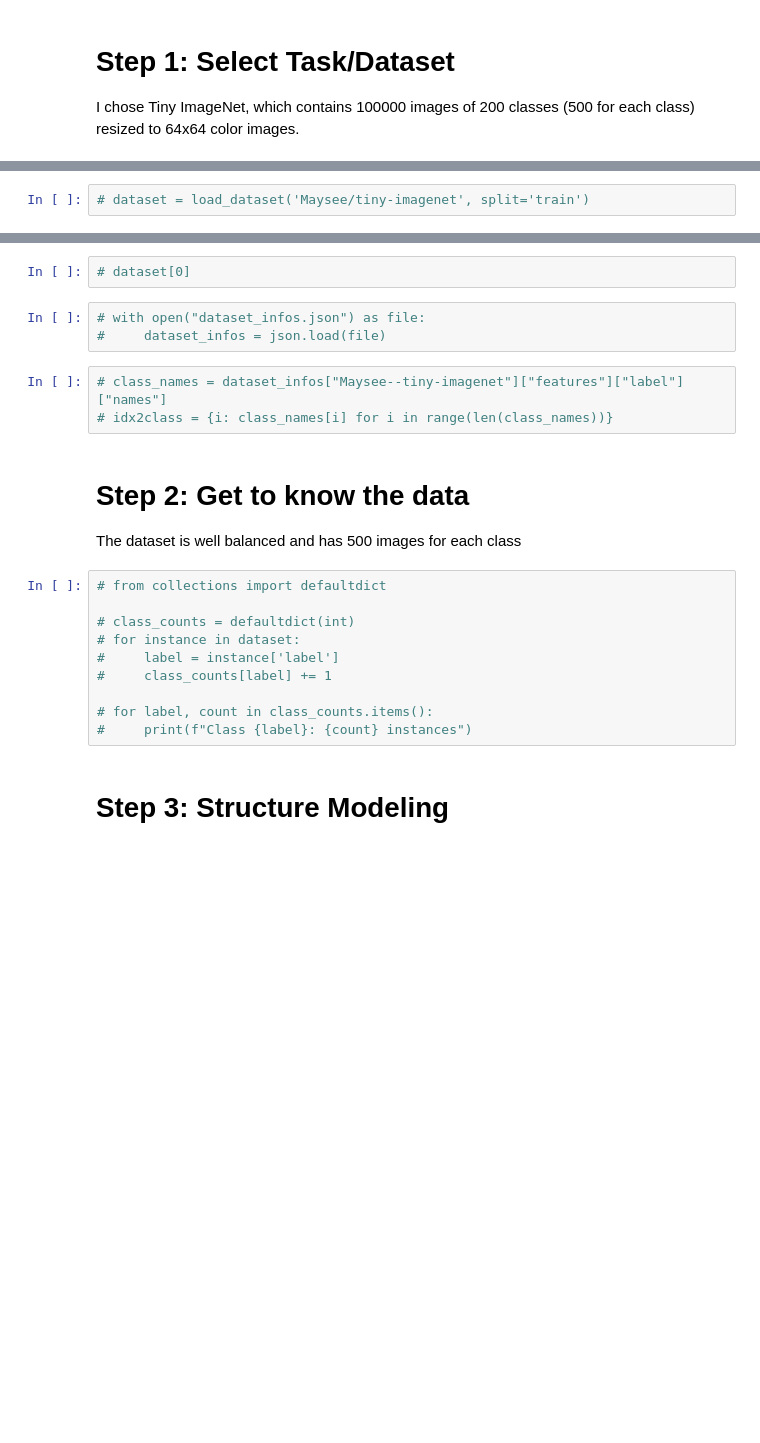
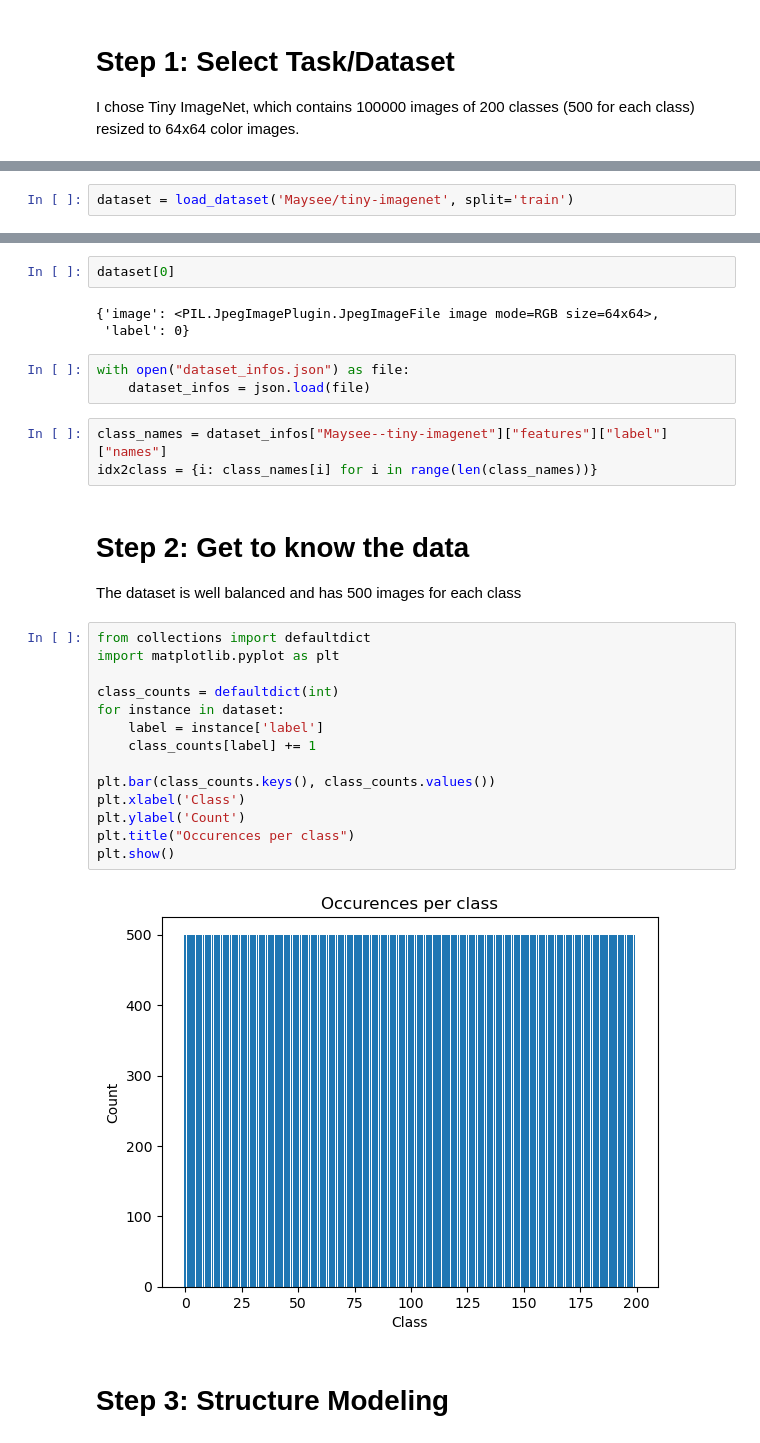
Before and after one commit to hariveliki/deep-learning, a Jupyter notebook: mc1.ipynb, the cells around one changed output, grey strips where cells are left out. Cells and saved outputs as stored; diff of their text form; blank space fills up the shorter version.

```diff
--- a/mc1.ipynb
+++ b/mc1.ipynb
@@ -8,2 +8,2 @@ I chose Tiny ImageNet, which contains 100000 images of 200 classes (500 for each
 # %%
-# dataset = load_dataset('Maysee/tiny-imagenet', split='train')
+dataset = load_dataset('Maysee/tiny-imagenet', split='train')
@@ -10,24 +12,33 @@ I chose Tiny ImageNet, which contains 100000 images of 200 classes (500 for each
-# %%
-# dataset[0]
+# %%
+dataset[0]
+# %% [output]
+{'image': <PIL.JpegImagePlugin.JpegImageFile image mode=RGB size=64x64>,
+ 'label': 0}
 # %%
-# with open("dataset_infos.json") as file:
-#     dataset_infos = json.load(file)
+with open("dataset_infos.json") as file:
+    dataset_infos = json.load(file)
 # %%
-# class_names = dataset_infos["Maysee--tiny-imagenet"]["features"]["label"]["names"]
-# idx2class = {i: class_names[i] for i in range(len(class_names))}
+class_names = dataset_infos["Maysee--tiny-imagenet"]["features"]["label"]["names"]
+idx2class = {i: class_names[i] for i in range(len(class_names))}
 # %% [markdown]
 # Step 2: Get to know the data
 The dataset is well balanced and has 500 images for each class
 # %%
-# from collections import defaultdict
+from collections import defaultdict
+import matplotlib.pyplot as plt
 
-# class_counts = defaultdict(int)
-# for instance in dataset:
-#     label = instance['label']
-#     class_counts[label] += 1
+class_counts = defaultdict(int)
+for instance in dataset:
+    label = instance['label']
+    class_counts[label] += 1
 
-# for label, count in class_counts.items():
-#     print(f"Class {label}: {count} instances")
+plt.bar(class_counts.keys(), class_counts.values())
+plt.xlabel('Class')
+plt.ylabel('Count')
+plt.title("Occurences per class")
+plt.show()
+# %% [output]
+[figure, added]
 # %% [markdown]
 # Step 3: Structure Modeling
 # %% [markdown]
```
Also changed, not shown: parts of 17 cells of this notebook, 20 other files.
